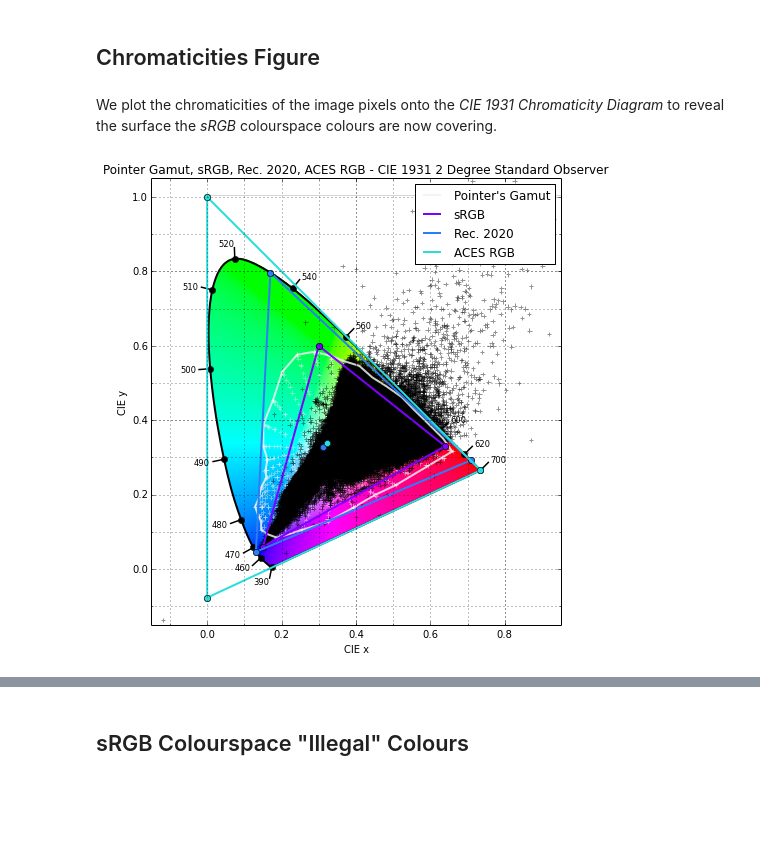
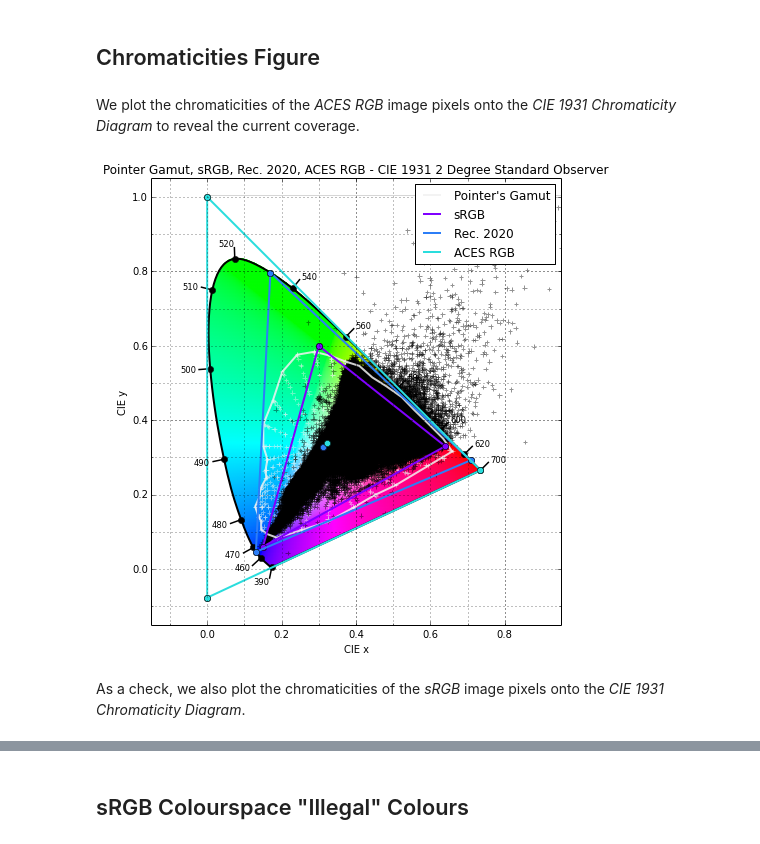
Before and after one commit to colour-science/colour-website, a Jupyter notebook: ipython/a_plea_for_colour_analysis_tools_in_dcc_applications.ipynb, the cells around one changed output, grey strips where cells are left out. Saved outputs shown, nothing was run; the diff lists cells and outputs as text; code cells hidden in the pictures; blank space fills up the shorter version.

Commit message:
Add "ACES RGB" chromaticities figure to "A Plea for Colour Analysis Tools in DCC Applications" notebook.

```diff
--- a/ipython/a_plea_for_colour_analysis_tools_in_dcc_applications.ipynb
+++ b/ipython/a_plea_for_colour_analysis_tools_in_dcc_applications.ipynb
@@ -113,37 +111,36 @@ image_plot(sRGB_image)
 # %% [markdown]
 ## Chromaticities Figure
 # %% [markdown]
-We plot the chromaticities of the image pixels onto the *CIE 1931 Chromaticity Diagram* to reveal the surface the *sRGB* colourspace colours are now covering.
+We plot the chromaticities of the *ACES RGB* image pixels onto the *CIE 1931 Chromaticity Diagram* to reveal the current coverage.
 # %%
-sRGB_CHROMATICITIES_CACHE = {}
+ACES_w = colour.ACES_RGB_COLOURSPACE.whitepoint
+ACES_p = colour.ACES_RGB_COLOURSPACE.primaries
+ACES_XYZ_to_RGB = colour.ACES_RGB_COLOURSPACE.XYZ_to_RGB_matrix
+ACES_RGB_to_XYZ = colour.ACES_RGB_COLOURSPACE.RGB_to_XYZ_matrix
 
+def ACES_to_xy(RGB):
+    return colour.XYZ_to_xy(
+                colour.RGB_to_XYZ(RGB,
+                                  ACES_w,
+                                  ACES_w,
+                                  ACES_RGB_to_XYZ))
 
-def sRGB_to_xy(RGB):
-    RGB_key = tuple(RGB)
-    if not RGB_key in sRGB_CHROMATICITIES_CACHE:
-        sRGB_CHROMATICITIES_CACHE[RGB_key] = (
-            colour.XYZ_to_xy(
-                colour.RGB_to_XYZ(RGB,
-                                  sRGB_w,
-                                  sRGB_w,
-                                  sRGB_RGB_to_XYZ)))
-    return sRGB_CHROMATICITIES_CACHE[RGB_key]
-
-
-def image_chromaticities_plot(image):
+def image_chromaticities_plot(image, to_xy=ACES_to_xy):
     colourspaces_CIE_1931_chromaticity_diagram_plot(
         ['Pointer Gamut', 'sRGB', 'Rec. 2020', 'ACES RGB'],
         standalone=False)
 
     alpha_p, colour_p = 0.85, 'black'
 
-    xy = np.array([sRGB_to_xy(RGB) for RGB in image.reshape((-1, 3))])
+    xy = np.array([to_xy(RGB) for RGB in image.reshape((-1, 3))])
     pylab.scatter(xy[:, 0], xy[:, 1], alpha=alpha_p / 2, color=colour_p,
                   marker='+')
 
     display(standalone=True)
 
 
-image_chromaticities_plot(sRGB_image)
+image_chromaticities_plot(ACES_image)
 # %% [output]
-[figure, old version]
+[figure, new version]
+# %% [markdown]
+As a check, we also plot the chromaticities of the *sRGB* image pixels onto the *CIE 1931 Chromaticity Diagram*.
```
Also changed, not shown: parts of 3 cells of this notebook.
